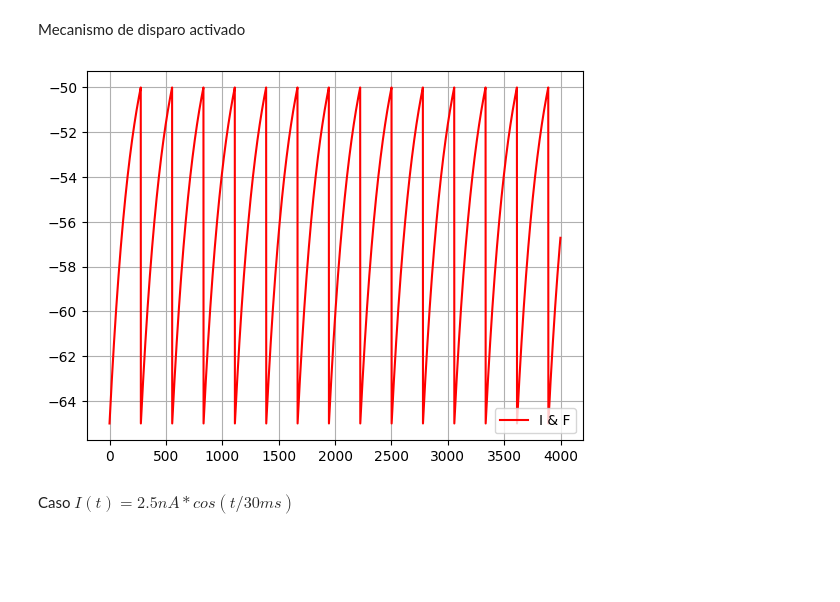
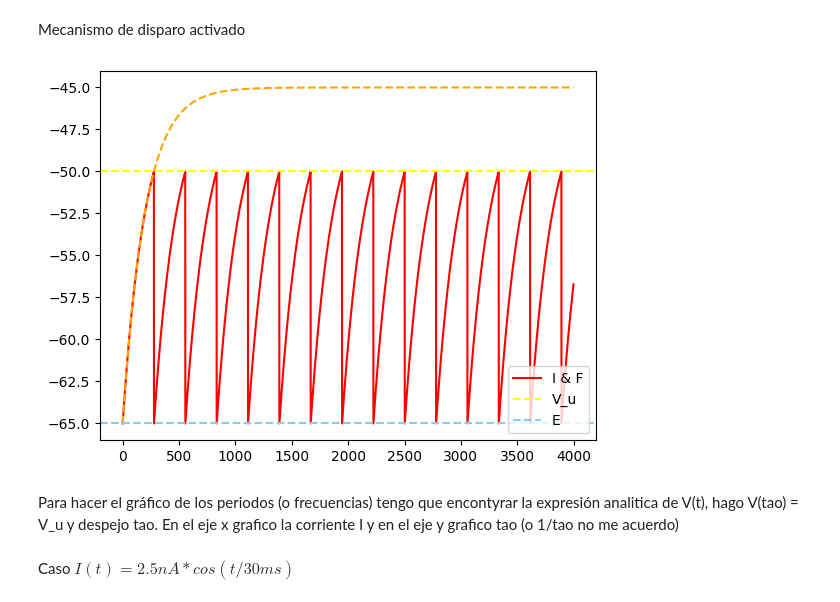
Before and after one commit to SalomoneCro/Neural-Networks, a Jupyter notebook: DifferentialEquations/Integrate_and_fire.ipynb, the cells around one changed output. Drawn from its saved outputs; the diff is of its cells as text; code cells hidden in the pictures; blank space fills up the shorter version.

Commit message:
More integrate and fire v2

```diff
--- a/DifferentialEquations/Integrate_and_fire.ipynb
+++ b/DifferentialEquations/Integrate_and_fire.ipynb
@@ -167,7 +167,7 @@ def fire_in_the_hole(x, t, p):
 
 p = [tao, E, R, I]
 
-fire_solution = rk4(fun=fun,
+fire_solution0 = rk4(fun=fun,
                 interval=interval,
                 x_0=V_0,
                 h=h,
@@ -176,13 +176,18 @@ fire_solution = rk4(fun=fun,
 # %%
 fig, ax = plt.subplots(1,1)
 
-ax.plot(fire_solution, color='red', label='I & F')
+ax.plot(fire_solution0, color='red', label='I & F')
+ax.plot(solution_I2_1, '--',color='orange')
+ax.axhline(y=-50, color='yellow', linestyle='--', label='V_u')
+ax.axhline(y=-65, color='skyblue', linestyle='--', label='E')
 
-ax.grid()
+ax.grid(False)
 ax.legend()
 plt.show()
 # %% [output]
-[figure, old version]
+[figure, new version]
+# %% [markdown]
+Para hacer el gráfico de los periodos (o frecuencias) tengo que encontyrar la expresión analitica de V(t), hago V(tao) = V_u y despejo tao. En el eje x grafico la corriente I y en el eje y grafico tao (o 1/tao no me acuerdo)
 # %% [markdown]
 Caso $I(t) = 2.5nA*cos(t/30ms)$
 # %%
```
